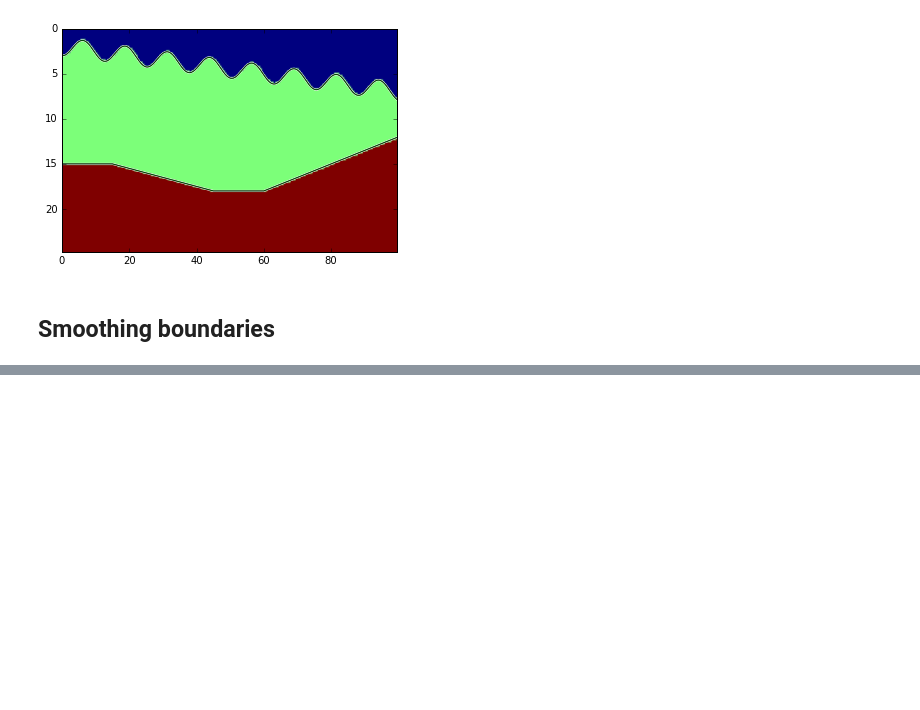
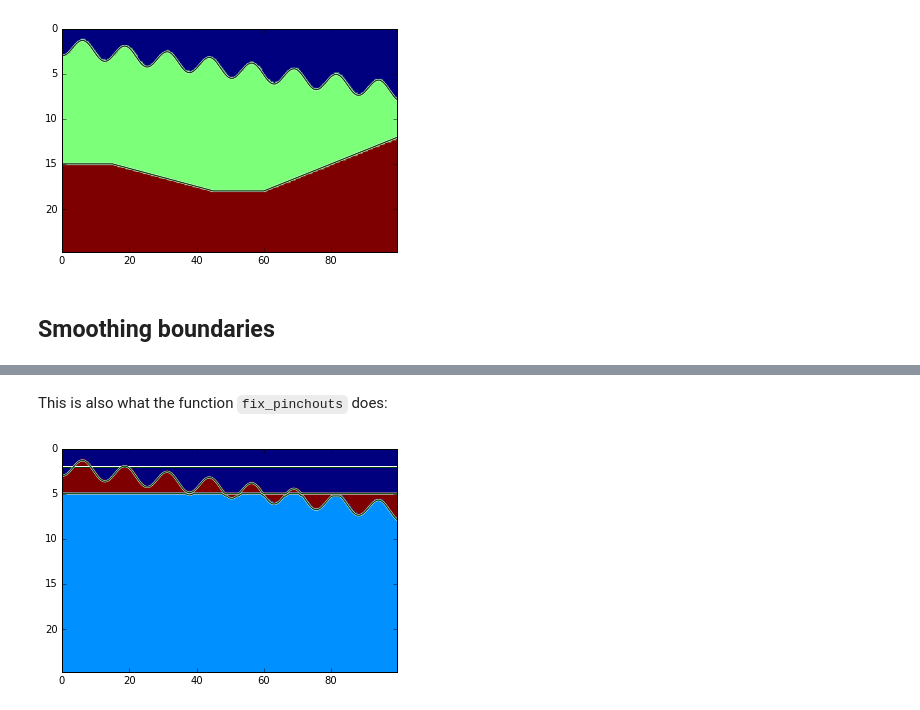
Before and after one commit to rvbelefonte/PyVM, a Jupyter notebook: examples/layer_boundaries.ipynb, the cells around one changed output, grey strips where cells are left out. Saved outputs shown, nothing was run; the diff lists cells and outputs as text; code cells hidden in the pictures; blank space fills up the shorter version.

```diff
--- a/examples/layer_boundaries.ipynb
+++ b/examples/layer_boundaries.ipynb
@@ -81,0 +134,7 @@ vm.plot()
+# %% [markdown]
+This is also what the function `fix_pinchouts` does:
+# %%
+vm.insert_interface(2)
+vm.plot()
+# %% [output]
+[figure, added]
```
Also changed, not shown: parts of 10 cells of this notebook, 2 other files.
